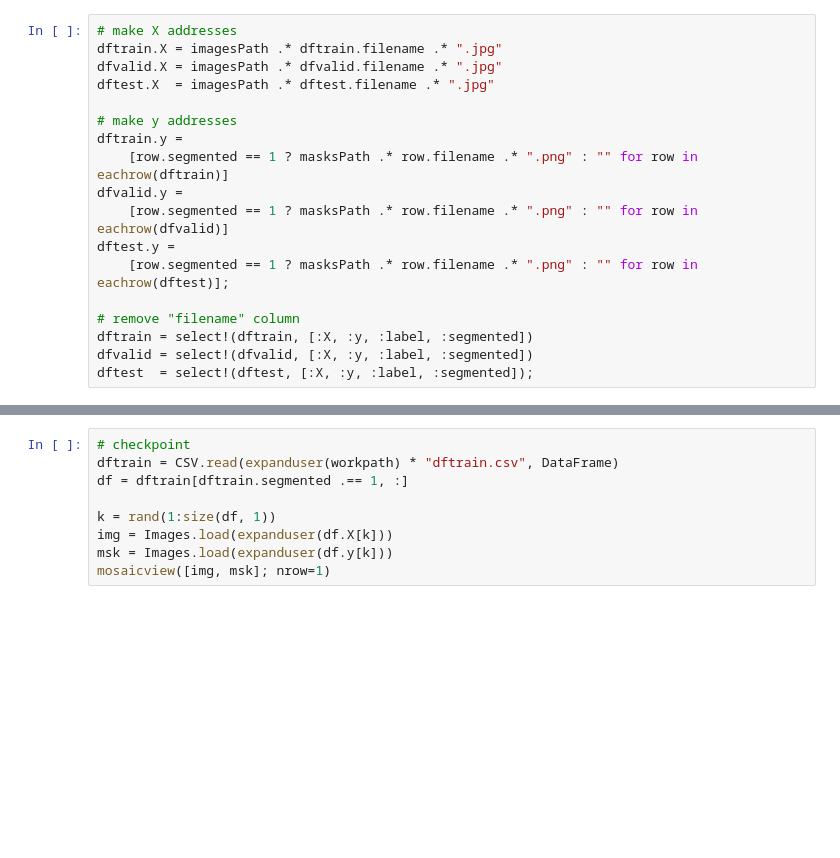
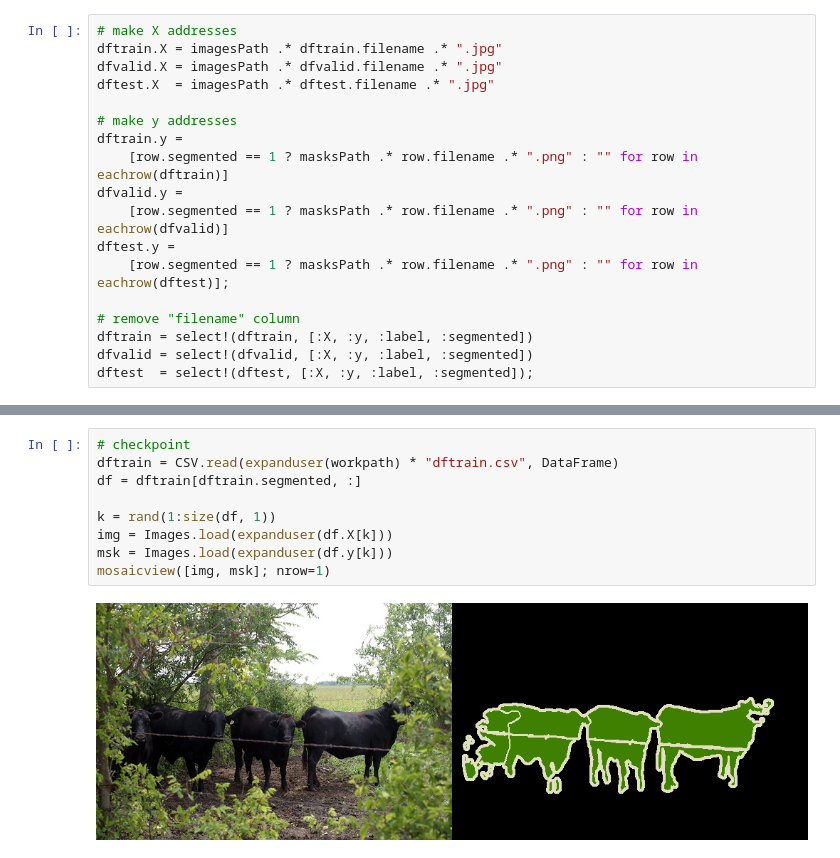
Before and after one commit to cirobr/regularization, a Jupyter notebook: dataset/1-create-dataframes.ipynb, the cells around one changed output, grey strips where cells are left out. Saved outputs shown, nothing was run; the diff lists cells and outputs as text; blank space fills up the shorter version.

```diff
--- a/dataset/1-create-dataframes.ipynb
+++ b/dataset/1-create-dataframes.ipynb
@@ -100,9 +137,11 @@ CSV.write(expanduser(workpath) * "dftest.csv", dftest)
 # %%
 # checkpoint
 dftrain = CSV.read(expanduser(workpath) * "dftrain.csv", DataFrame)
-df = dftrain[dftrain.segmented .== 1, :]
+df = dftrain[dftrain.segmented, :]
 
 k = rand(1:size(df, 1))
 img = Images.load(expanduser(df.X[k]))
 msk = Images.load(expanduser(df.y[k]))
 mosaicview([img, msk]; nrow=1)
+# %% [output]
+[figure, added]
```
Also changed, not shown: parts of 10 cells of this notebook, 25 other files.
